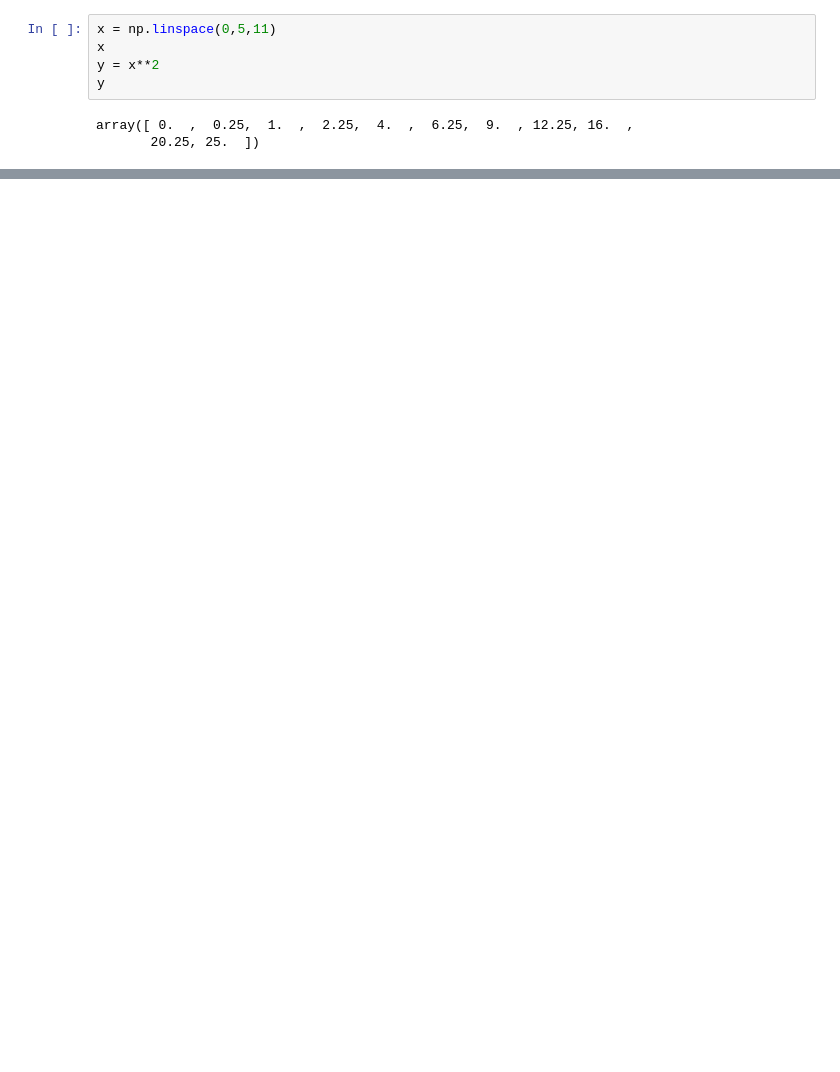
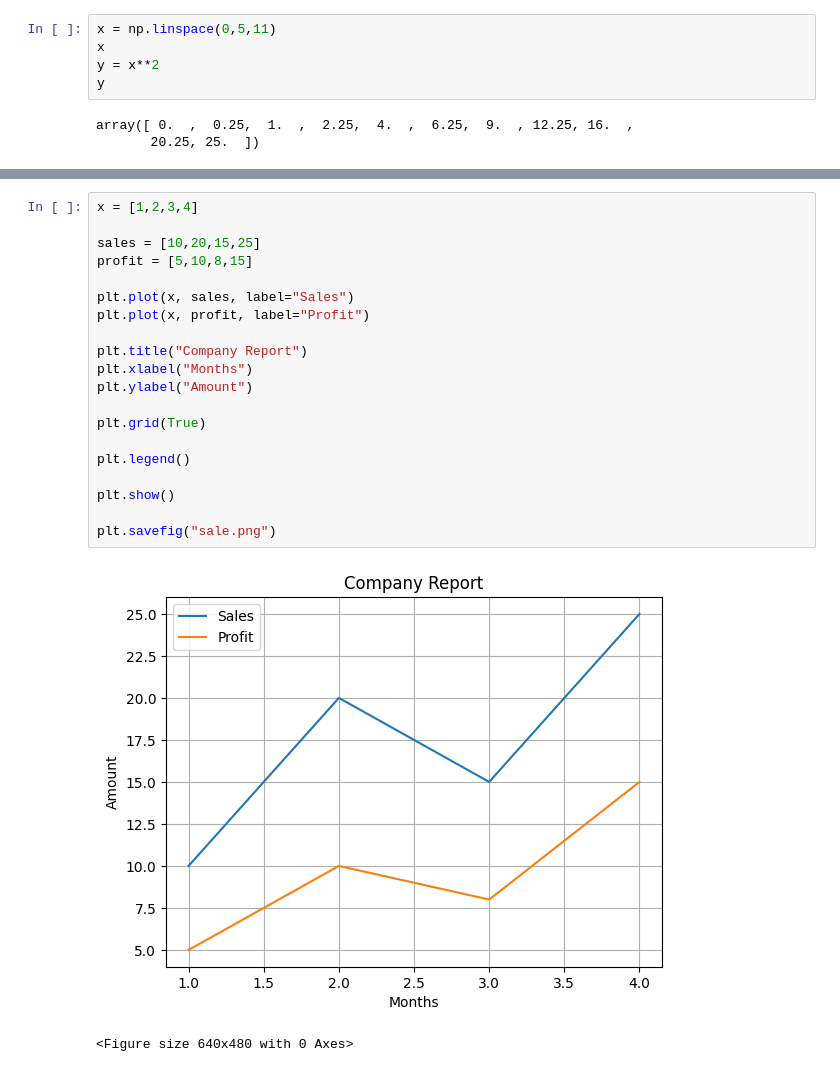
Before and after one commit to 05tanish/ml-journey, a Jupyter notebook: Matplotlib/1.ipynb, the cells around one changed output, grey strips where cells are left out. Cells and saved outputs as stored; diff of their text form; blank space fills up the shorter version.

```diff
--- a/Matplotlib/1.ipynb
+++ b/Matplotlib/1.ipynb
@@ -40,0 +82,23 @@ IndentationError: unexpected indent (2627968693.py, line 14)
+# %%
+x = [1,2,3,4]
+
+sales = [10,20,15,25]
+profit = [5,10,8,15]
+
+plt.plot(x, sales, label="Sales")
+plt.plot(x, profit, label="Profit")
+
+plt.title("Company Report")
+plt.xlabel("Months")
+plt.ylabel("Amount")
+
+plt.grid(True)
+
+plt.legend()
+
+plt.show()
+
+plt.savefig("sale.png")
+# %% [output]
+[figure, added]
+<Figure size 640x480 with 0 Axes>
```
Also changed, not shown: parts of 25 cells of this notebook, 2 other files.
